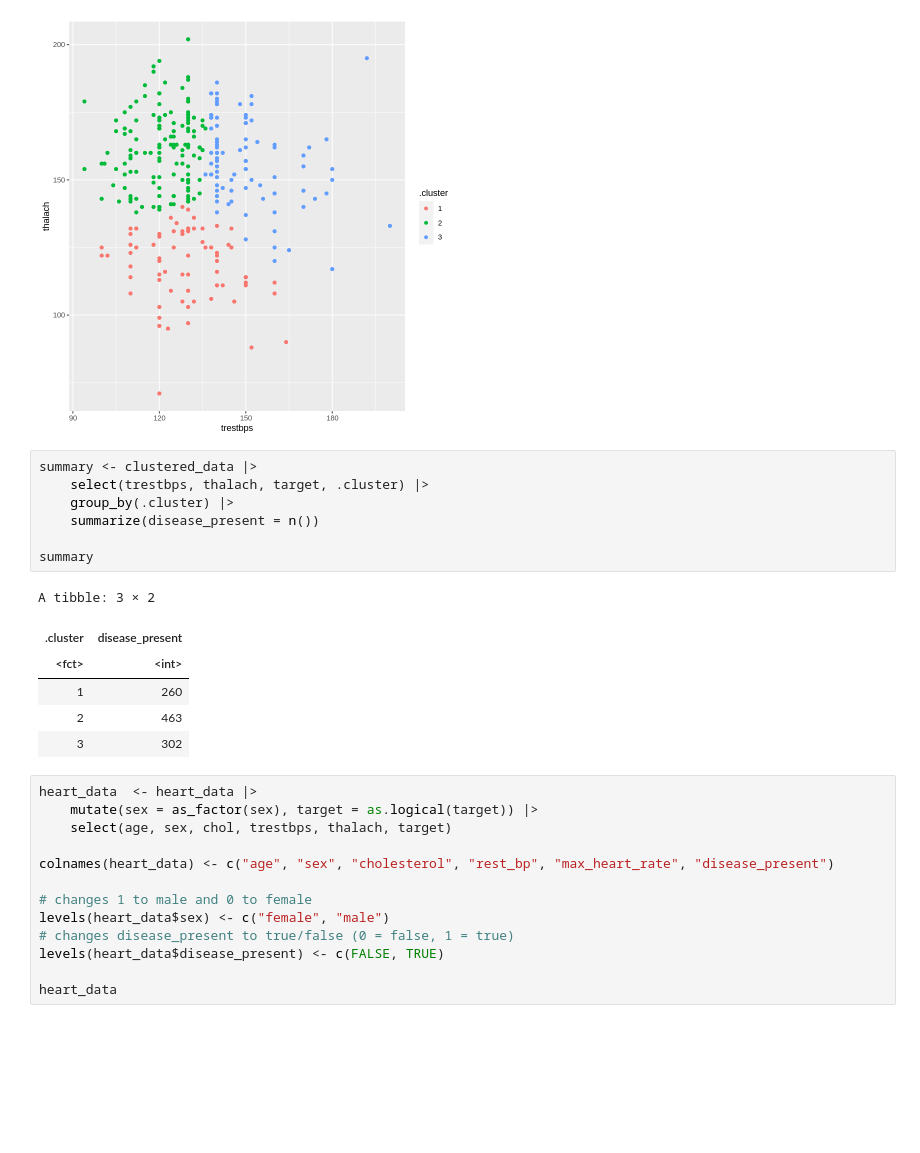
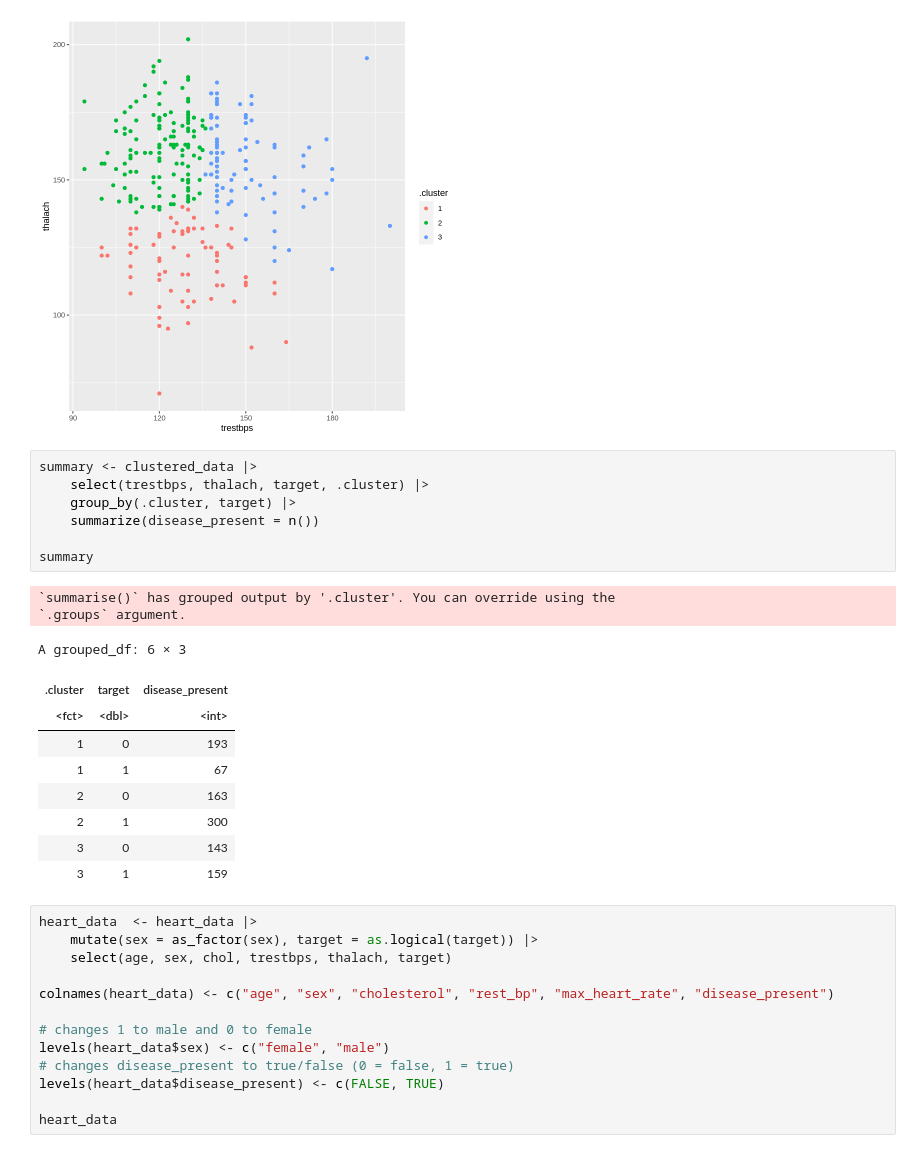
Before and after one commit to vyle2003/DSCI-100-Project, a Jupyter notebook: DSCI Data Exploration.ipynb, the cells around one changed output. Cells and saved outputs as stored; diff of their text form; blank space fills up the shorter version.

Commit message:
Fixed summary data table

```diff
--- a/DSCI Data Exploration.ipynb
+++ b/DSCI Data Exploration.ipynb
@@ -119,17 +119,22 @@ plot
 # %%
 summary <- clustered_data |>
     select(trestbps, thalach, target, .cluster) |>
-    group_by(.cluster) |>
+    group_by(.cluster, target) |>
     summarize(disease_present = n())
 
 summary
 # %% [output]
-A tibble: 3 × 2
+`summarise()` has grouped output by '.cluster'. You can override using the
+`.groups` argument.
+A grouped_df: 6 × 3
-| .cluster | disease_present |
-| <fct> | <int> |
-| 1 | 260 |
-| 2 | 463 |
-| 3 | 302 |
+| .cluster | target | disease_present |
+| <fct> | <dbl> | <int> |
+| 1 | 0 | 193 |
+| 1 | 1 | 67 |
+| 2 | 0 | 163 |
+| 2 | 1 | 300 |
+| 3 | 0 | 143 |
+| 3 | 1 | 159 |
 # %%
 heart_data  <- heart_data |>
     mutate(sex = as_factor(sex), target = as.logical(target)) |>
```
